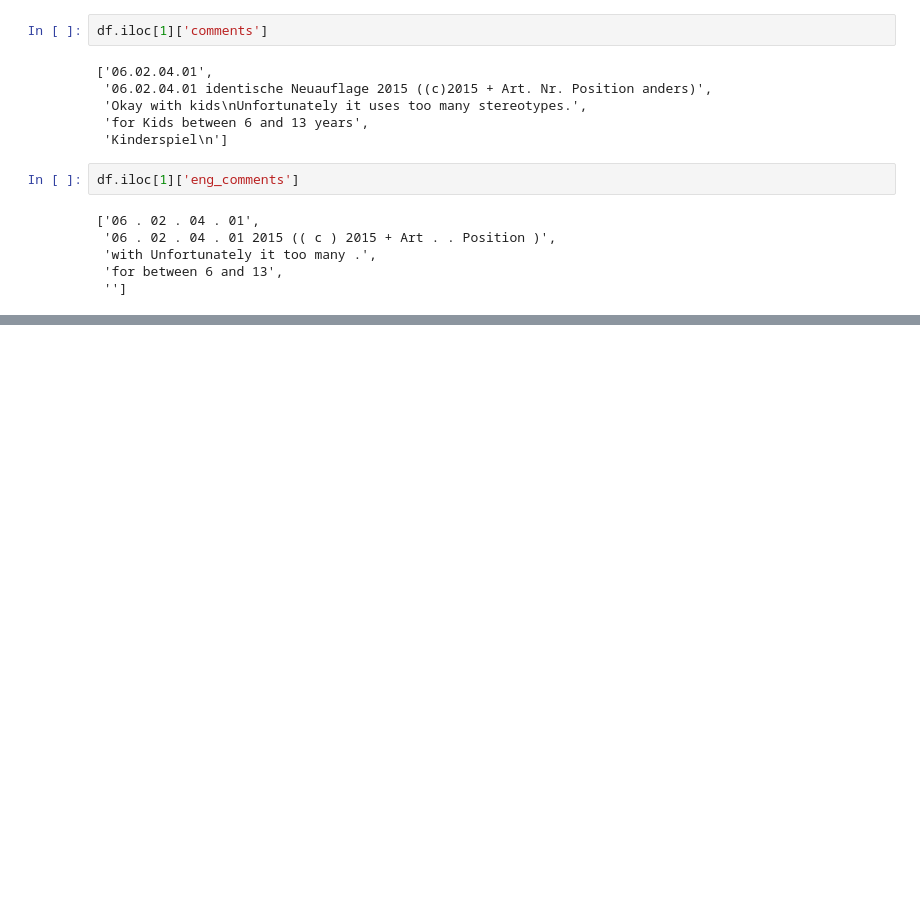
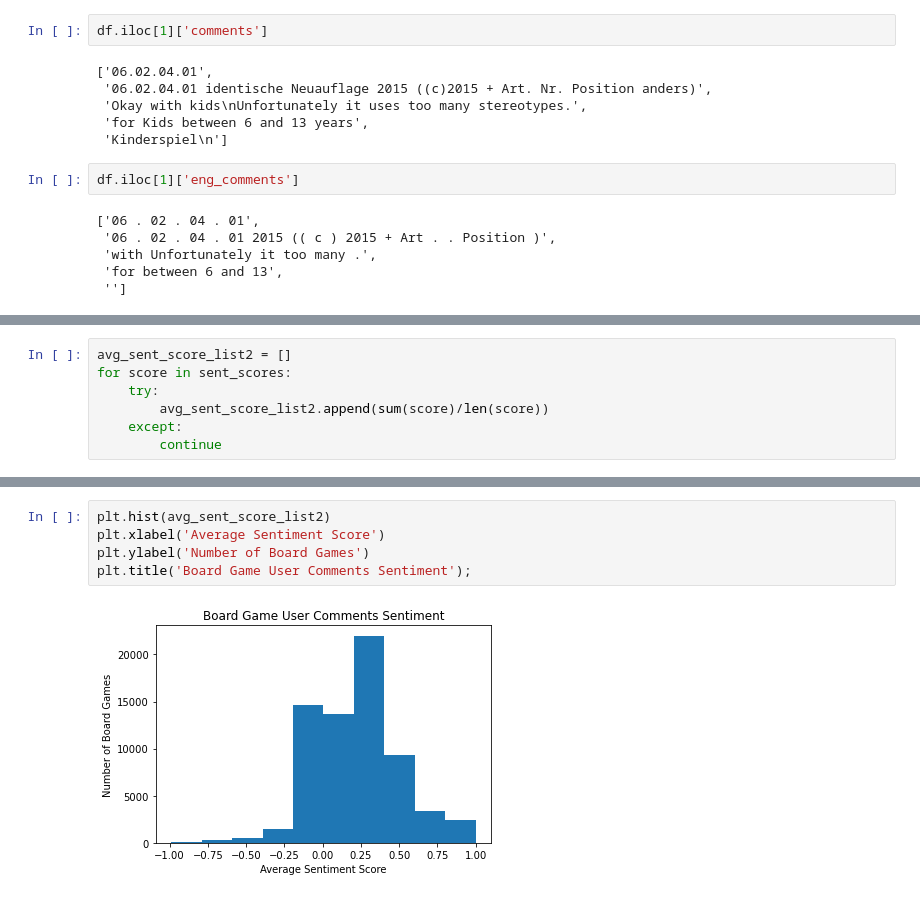
Before and after one commit to cttlc2u/proj5_boardgamerec, a Jupyter notebook: Cleaning.ipynb, the cells around one changed output, grey strips where cells are left out. Drawn from its saved outputs; the diff is of its cells as text; blank space fills up the shorter version.

```diff
--- a/Cleaning.ipynb
+++ b/Cleaning.ipynb
@@ -349,0 +496,7 @@ df.iloc[1]['eng_comments']
+# %%
+avg_sent_score_list2 = []
+for score in sent_scores:
+    try:
+        avg_sent_score_list2.append(sum(score)/len(score))
+    except:
+        continue
@@ -349,0 +650,7 @@ df.iloc[1]['eng_comments']
+# %%
+plt.hist(avg_sent_score_list2)
+plt.xlabel('Average Sentiment Score')
+plt.ylabel('Number of Board Games')
+plt.title('Board Game User Comments Sentiment');
+# %% [output]
+[figure, added]
```
Also changed, not shown: parts of 75 cells of this notebook, 2 other files.
